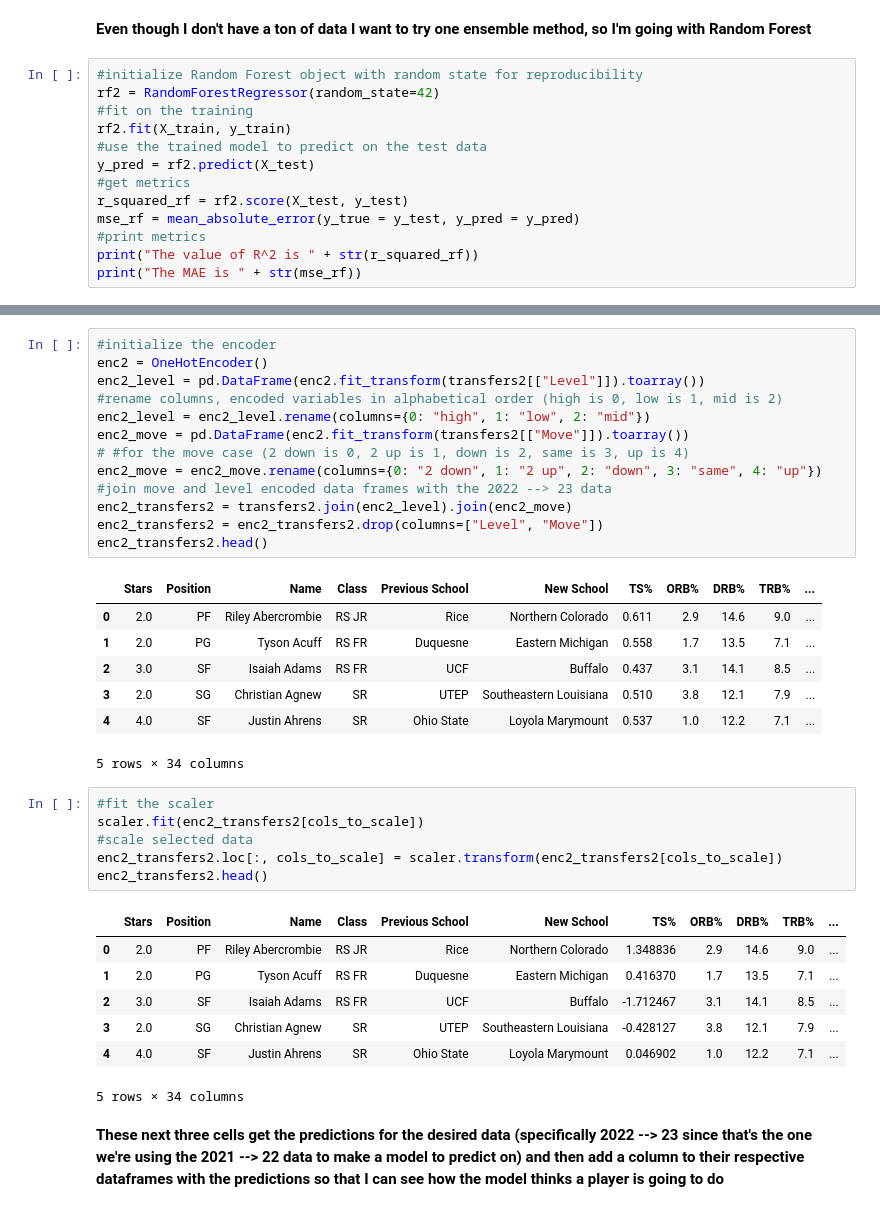
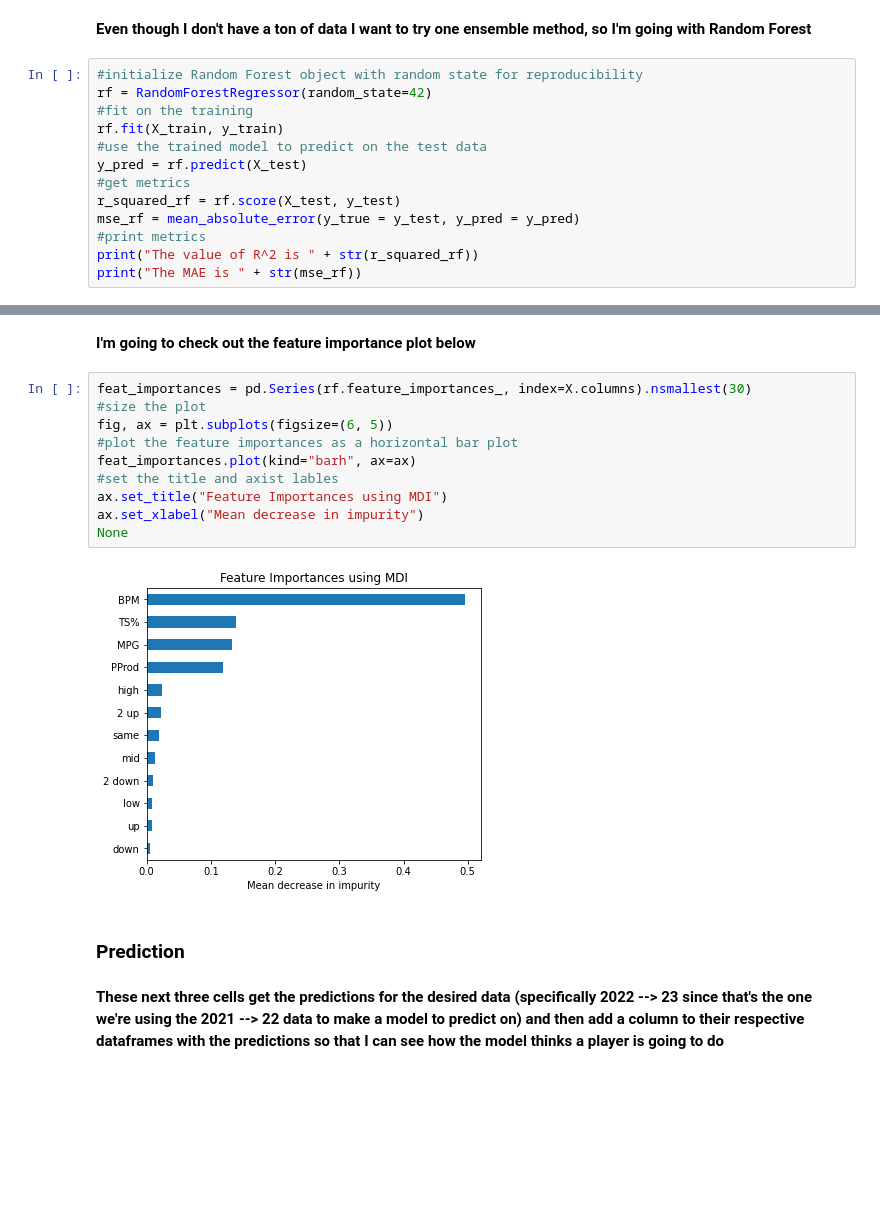
Before and after one commit to jquam15/transfer_model, a Jupyter notebook: analysis.ipynb, the cells around one changed output, grey strips where cells are left out. Saved outputs shown, nothing was run; the diff lists cells and outputs as text; blank space fills up the shorter version.

```diff
--- a/analysis.ipynb
+++ b/analysis.ipynb
@@ -611,13 +444,13 @@ The MAE is 2.123845704012211
 **Even though I don't have a ton of data I want to try one ensemble method, so I'm going with Random Forest**
 # %%
 #initialize Random Forest object with random state for reproducibility
-rf2 = RandomForestRegressor(random_state=42)
+rf = RandomForestRegressor(random_state=42)
 #fit on the training
-rf2.fit(X_train, y_train)
+rf.fit(X_train, y_train)
 #use the trained model to predict on the test data
-y_pred = rf2.predict(X_test)
+y_pred = rf.predict(X_test)
 #get metrics
-r_squared_rf = rf2.score(X_test, y_test)
+r_squared_rf = rf.score(X_test, y_test)
 mse_rf = mean_absolute_error(y_true = y_test, y_pred = y_pred)
 #print metrics
 print("The value of R^2 is " + str(r_squared_rf))
@@ -666,38 +461,19 @@ enc_transfers.head()
-# %%
-#initialize the encoder
-enc2 = OneHotEncoder()
-enc2_level = pd.DataFrame(enc2.fit_transform(transfers2[["Level"]]).toarray())
-#rename columns, encoded variables in alphabetical order (high is 0, low is 1, mid is 2)
-enc2_level = enc2_level.rename(columns={0: "high", 1: "low", 2: "mid"})
-enc2_move = pd.DataFrame(enc2.fit_transform(transfers2[["Move"]]).toarray())
-# #for the move case (2 down is 0, 2 up is 1, down is 2, same is 3, up is 4)
-enc2_move = enc2_move.rename(columns={0: "2 down", 1: "2 up", 2: "down", 3: "same", 4: "up"})
-#join move and level encoded data frames with the 2022 --> 23 data
-enc2_transfers2 = transfers2.join(enc2_level).join(enc2_move)
-enc2_transfers2 = enc2_transfers2.drop(columns=["Level", "Move"])
-enc2_transfers2.head()
-# %% [output]
-|  | Stars | Position | Name | Class | Previous School | New School | TS% | ORB% | DRB% | TRB% | ... |
-| 0 | 2.0 | PF | Riley Abercrombie | RS JR | Rice | Northern Colorado | 0.611 | 2.9 | 14.6 | 9.0 | ... |
-| 1 | 2.0 | PG | Tyson Acuff | RS FR | Duquesne | Eastern Michigan | 0.558 | 1.7 | 13.5 | 7.1 | ... |
-| 2 | 3.0 | SF | Isaiah Adams | RS FR | UCF | Buffalo | 0.437 | 3.1 | 14.1 | 8.5 | ... |
-| 3 | 2.0 | SG | Christian Agnew | SR | UTEP | Southeastern Louisiana | 0.510 | 3.8 | 12.1 | 7.9 | ... |
-| 4 | 4.0 | SF | Justin Ahrens | SR | Ohio State | Loyola Marymount | 0.537 | 1.0 | 12.2 | 7.1 | ... |
-5 rows × 34 columns
-# %%
-#fit the scaler
-scaler.fit(enc2_transfers2[cols_to_scale])
-#scale selected data
-enc2_transfers2.loc[:, cols_to_scale] = scaler.transform(enc2_transfers2[cols_to_scale])
-enc2_transfers2.head()
-# %% [output]
-|  | Stars | Position | Name | Class | Previous School | New School | TS% | ORB% | DRB% | TRB% | ... |
-| 0 | 2.0 | PF | Riley Abercrombie | RS JR | Rice | Northern Colorado | 1.348836 | 2.9 | 14.6 | 9.0 | ... |
-| 1 | 2.0 | PG | Tyson Acuff | RS FR | Duquesne | Eastern Michigan | 0.416370 | 1.7 | 13.5 | 7.1 | ... |
-| 2 | 3.0 | SF | Isaiah Adams | RS FR | UCF | Buffalo | -1.712467 | 3.1 | 14.1 | 8.5 | ... |
-| 3 | 2.0 | SG | Christian Agnew | SR | UTEP | Southeastern Louisiana | -0.428127 | 3.8 | 12.1 | 7.9 | ... |
-| 4 | 4.0 | SF | Justin Ahrens | SR | Ohio State | Loyola Marymount | 0.046902 | 1.0 | 12.2 | 7.1 | ... |
-5 rows × 34 columns
+# %% [markdown]
+**I'm going to check out the feature importance plot below**
+# %%
+feat_importances = pd.Series(rf.feature_importances_, index=X.columns).nsmallest(30)
+#size the plot
+fig, ax = plt.subplots(figsize=(6, 5))
+#plot the feature importances as a horizontal bar plot
+feat_importances.plot(kind="barh", ax=ax)
+#set the title and axist lables
+ax.set_title("Feature Importances using MDI")
+ax.set_xlabel("Mean decrease in impurity")
+None
+# %% [output]
+[figure, added]
+# %% [markdown]
+### Prediction
 # %% [markdown]
 **These next three cells get the predictions for the desired data (specifically 2022 --> 23 since that's the one we're using the 2021 --> 22 data to make a model to predict on) and then add a column to their respective dataframes with the predictions so that I can see how the model thinks a player is going to do**
 # %%
```
Also changed, not shown: parts of 71 cells of this notebook.
